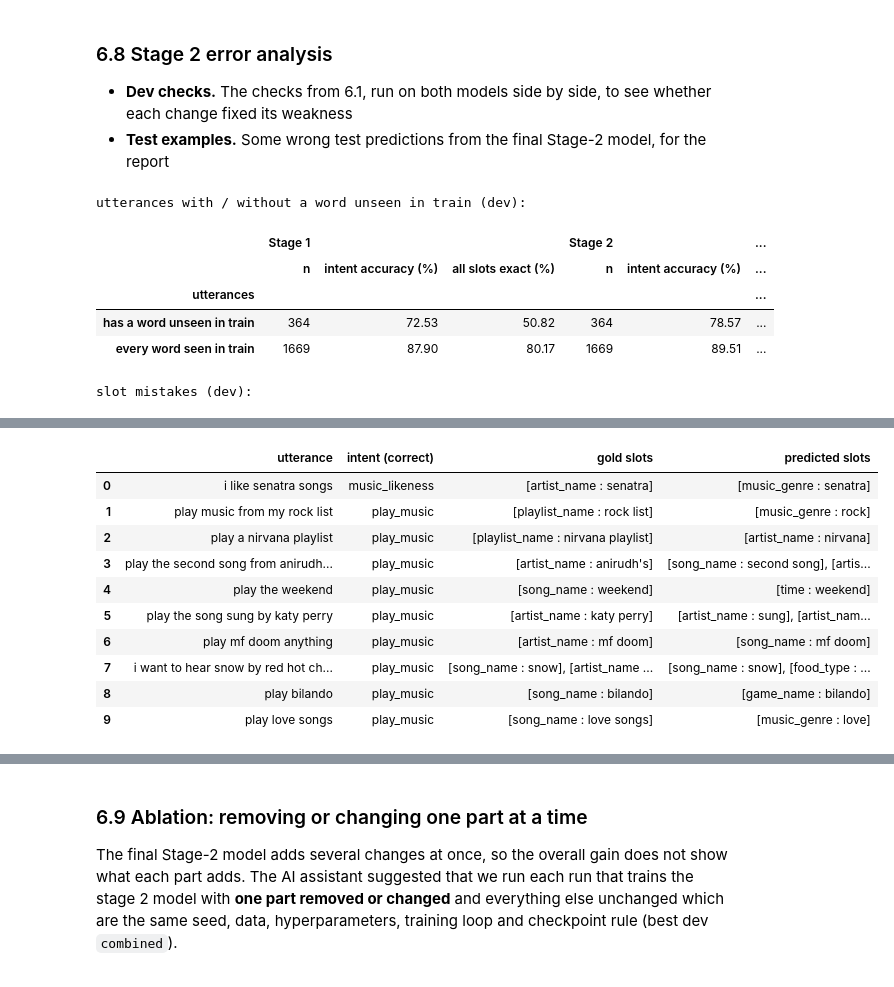
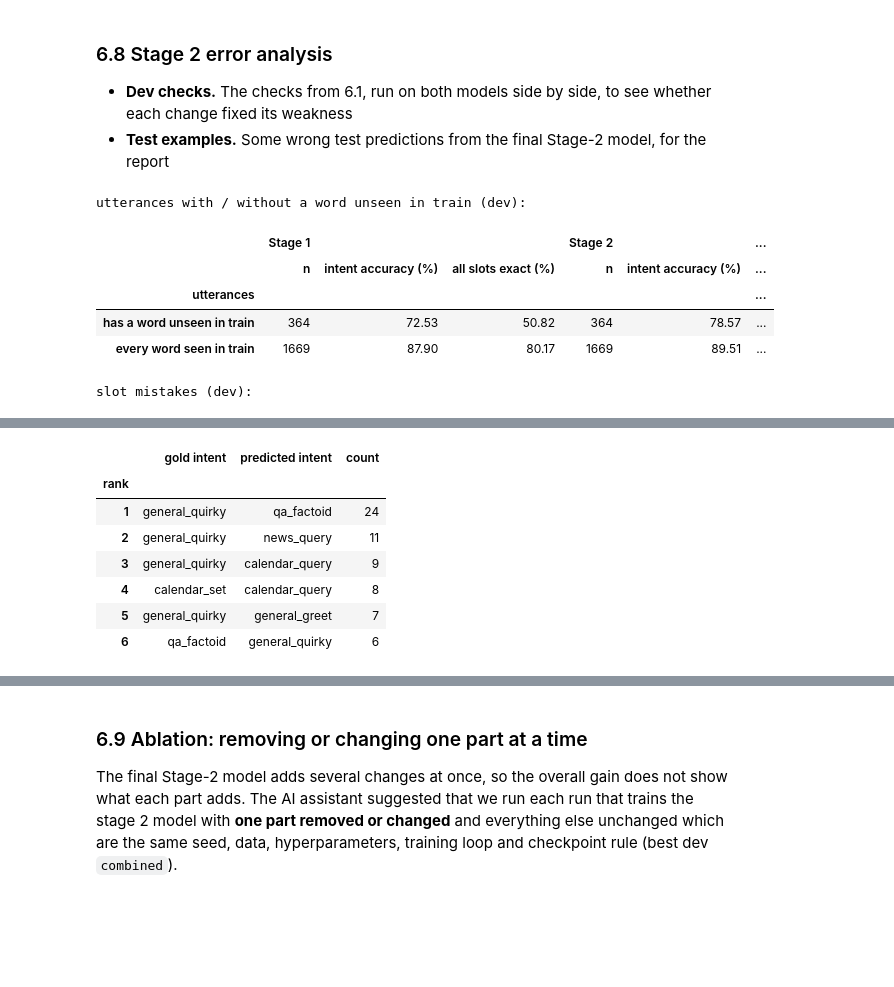
Before and after one commit to Jinyong01/SC4002-Natural-Language-Processing-Project, a Jupyter notebook: main.ipynb, the cells around one changed output, grey strips where cells are left out. Cells and saved outputs as stored; diff of their text form; code cells hidden in the pictures; blank space fills up the shorter version.

```diff
--- a/main.ipynb
+++ b/main.ipynb
@@ -1351,7 +1351,7 @@ def load_stage2_checkpoint(path):
     m2.eval()
     return m2, ckpt
 
-
+S2_CKPT_PATH = Path("checkpoints") / "stage2_glove_char_crf.pt"
 s2_m, s2_ckpt = load_stage2_checkpoint(S2_CKPT_PATH)
 s2_total, s2_trainable = count_params(s2_m)
 print(f"{S2_CKPT_PATH.as_posix()} | best epoch {s2_ckpt['best_epoch']} of {len(s2_ckpt['history'])} trained | "
@@ -1416,48 +1416,63 @@ def stage2_raw_tags(model, split):
     return seqs
 
 
+def show_table(title, df):
+    """print a table title, then the table (full column width so utterances aren't cut off)."""
+    print(f"\n{title}")
+    with pd.option_context("display.max_colwidth", None):
+        display(df)
+
+
+def intent_confusions(examples, predictions, top=6):
+    """the most common (gold, predicted) intent pairs among wrong intent predictions."""
+    pairs = Counter((ex["intent"], p["intent"]) for ex, p in zip(examples, predictions) if ex["intent"] != p["intent"])
+    return pd.DataFrame([{"gold intent": g, "predicted intent": p, "count": n} for (g, p), n in pairs.most_common(top)],
+                        index=pd.RangeIndex(1, min(top, len(pairs)) + 1, name="rank"))
+
+
 base_dev_preds = predict(m, "dev")
 s2_dev_preds = s2_preds["dev"]
+s2_test_preds = s2_preds["test"]
 
-print("utterances with / without a word unseen in train (dev):")
-display(pd.concat({"Stage 1": oov_breakdown(data["dev"], base_dev_preds).set_index("utterances"),
-                   "Stage 2": oov_breakdown(data["dev"], s2_dev_preds).set_index("utterances")}, axis=1))
+# ---- dev checks: stage 1 vs stage 2 ----
+show_table("utterances with / without a word unseen in train (dev):",
+           pd.concat({"Stage 1": oov_breakdown(data["dev"], base_dev_preds).set_index("utterances"),
+                      "Stage 2": oov_breakdown(data["dev"], s2_dev_preds).set_index("utterances")}, axis=1))
 
-print("slot mistakes (dev):")
-display(pd.DataFrame({"Stage 1": slot_error_breakdown(data["dev"], base_dev_preds),
-                      "Stage 2": slot_error_breakdown(data["dev"], s2_dev_preds)}).fillna(0).astype(int))
+slot_mistakes = pd.DataFrame({"Stage 1": slot_error_breakdown(data["dev"], base_dev_preds),
+                              "Stage 2": slot_error_breakdown(data["dev"], s2_dev_preds)}).fillna(0).astype(int)
+slot_mistakes.loc["invalid I- tag"] = [count_invalid_bio(baseline_raw_tags(m, "dev")),
+                                       count_invalid_bio(stage2_raw_tags(s2_m, "dev"))]
+slot_mistakes.index.name = "mistake"
+show_table("slot mistakes (dev):", slot_mistakes)
 
-print(f"invalid I- tags (dev): Stage 1 = {count_invalid_bio(baseline_raw_tags(m, 'dev'))} | "
-      f"Stage 2 = {count_invalid_bio(stage2_raw_tags(s2_m, 'dev'))}")
+s1_f1 = per_slot_f1(data["dev"], base_dev_preds).set_index("slot type")
+s2_f1 = per_slot_f1(data["dev"], s2_dev_preds).set_index("slot type")
+show_table("worst slot types for Stage 2 (dev):",
+           pd.DataFrame({"support": s2_f1["support"], "Stage 1 F1 (%)": s1_f1["F1 (%)"], "Stage 2 F1 (%)": s2_f1["F1 (%)"]})
+           .loc[s2_f1.index].head(10))
 
-print("\nworst slot types for Stage 2 (dev):")
-display(per_slot_f1(data["dev"], s2_dev_preds).set_index("slot type").rename(columns={"F1 (%)": "Stage-2 F1 (%)"})
-        .join(per_slot_f1(data["dev"], base_dev_preds).set_index("slot type")["F1 (%)"].rename("Stage-1 F1 (%)"))
-        .head(10))
+show_table("top intent confusions, Stage 2 (dev):", intent_confusions(data["dev"], s2_dev_preds))
 
-print("top intent confusions, Stage 2 (dev):",
-      Counter((ex["intent"], p["intent"]) for ex, p in zip(data["dev"], s2_dev_preds) if ex["intent"] != p["intent"]).most_common(6))
-
+# ---- test examples: stage 2 only ----
 NAME_SLOTS = {"song_name", "radio_name", "news_topic", "artist_name", "playlist_name", "audiobook_name", "podcast_name"}
 show_slots = lambda slots: ", ".join(f"[{t} : {v}]" for t, v in slots) or "-"
-s2_test_preds = s2_preds["test"]
 
-print("\ntop intent confusions, Stage 2 (test):",
-      Counter((ex["intent"], p["intent"]) for ex, p in zip(data["test"], s2_test_preds) if ex["intent"] != p["intent"]).most_common(6))
+show_table("top intent confusions, Stage 2 (test):", intent_confusions(data["test"], s2_test_preds))
 
 intent_errors = pd.DataFrame([{"utterance": ex["utt"], "gold intent": ex["intent"], "predicted intent": p["intent"]}
                               for ex, p in zip(data["test"], s2_test_preds) if ex["intent"] != p["intent"]])
-
 name_slot_errors = pd.DataFrame([{"utterance": ex["utt"], "intent (correct)": ex["intent"], "gold slots": show_slots(ex["gold_slots"]),
                                   "predicted slots": show_slots(p["slots"])}
                                  for ex, p in zip(data["test"], s2_test_preds)
                                  if ex["intent"] == p["intent"] and not _slots_match(ex, p)
                                  and any(t in NAME_SLOTS for t, _ in ex["gold_slots"])])
-print(f"wrong test predictions, Stage 2: {len(intent_errors)} wrong intents | "
-      f"{len(name_slot_errors)} utterances with a name slot, right intent but wrong slots")
-with pd.option_context("display.max_colwidth", None):
-    display(intent_errors.head(10))
-    display(name_slot_errors.head(10))
+intent_errors.index = pd.RangeIndex(1, len(intent_errors) + 1)
+name_slot_errors.index = pd.RangeIndex(1, len(name_slot_errors) + 1)
+
+show_table(f"wrong intents, Stage 2 (test): first 10 of {len(intent_errors)}", intent_errors.head(10))
+show_table(f"right intent but wrong slots in an utterance with a name slot, Stage 2 (test): first 10 of {len(name_slot_errors)}",
+           name_slot_errors.head(10))
 # %% [output]
 utterances with / without a word unseen in train (dev):
 |  | Stage 1 |  |  | Stage 2 |  | ... |
@@ -1504,11 +1514,8 @@ wrong test predictions, Stage 2: 412 wrong intents | 70 utterances with a name s
-|  | utterance | intent (correct) | gold slots | predicted slots |
-| 0 | i like senatra songs | music_likeness | [artist_name : senatra] | [music_genre : senatra] |
-| 1 | play music from my rock list | play_music | [playlist_name : rock list] | [music_genre : rock] |
-| 2 | play a nirvana playlist | play_music | [playlist_name : nirvana playlist] | [artist_name : nirvana] |
-| 3 | play the second song from anirudh... | play_music | [artist_name : anirudh's] | [song_name : second song], [artis... |
-| 4 | play the weekend | play_music | [song_name : weekend] | [time : weekend] |
-| 5 | play the song sung by katy perry | play_music | [artist_name : katy perry] | [artist_name : sung], [artist_nam... |
-| 6 | play mf doom anything | play_music | [artist_name : mf doom] | [song_name : mf doom] |
-| 7 | i want to hear snow by red hot ch... | play_music | [song_name : snow], [artist_name ... | [song_name : snow], [food_type : ... |
-| 8 | play bilando | play_music | [song_name : bilando] | [game_name : bilando] |
-| 9 | play love songs | play_music | [song_name : love songs] | [music_genre : love] |
+|  | gold intent | predicted intent | count |
+| rank |  |  |  |
+| 1 | general_quirky | qa_factoid | 24 |
+| 2 | general_quirky | news_query | 11 |
+| 3 | general_quirky | calendar_query | 9 |
+| 4 | calendar_set | calendar_query | 8 |
+| 5 | general_quirky | general_greet | 7 |
+| 6 | qa_factoid | general_quirky | 6 |
```
Also changed, not shown: parts of 5 cells of this notebook.
